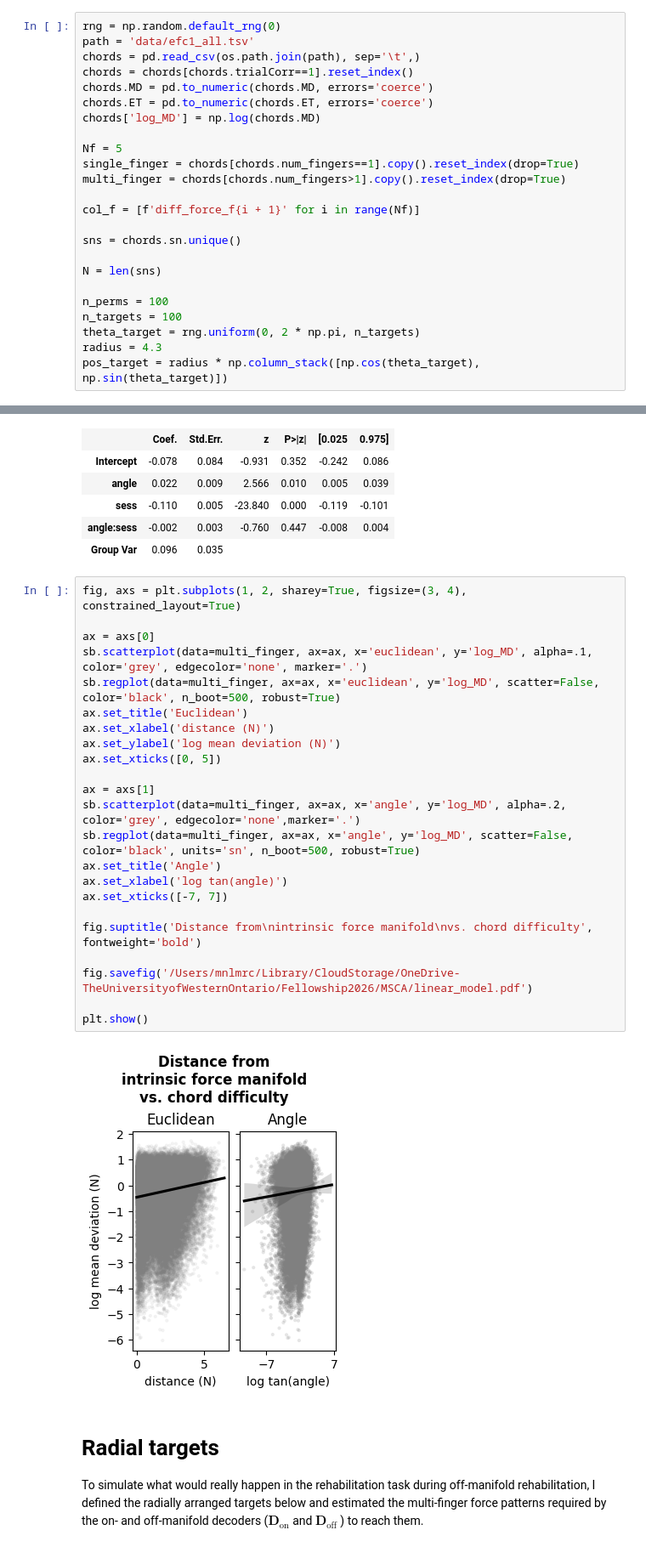
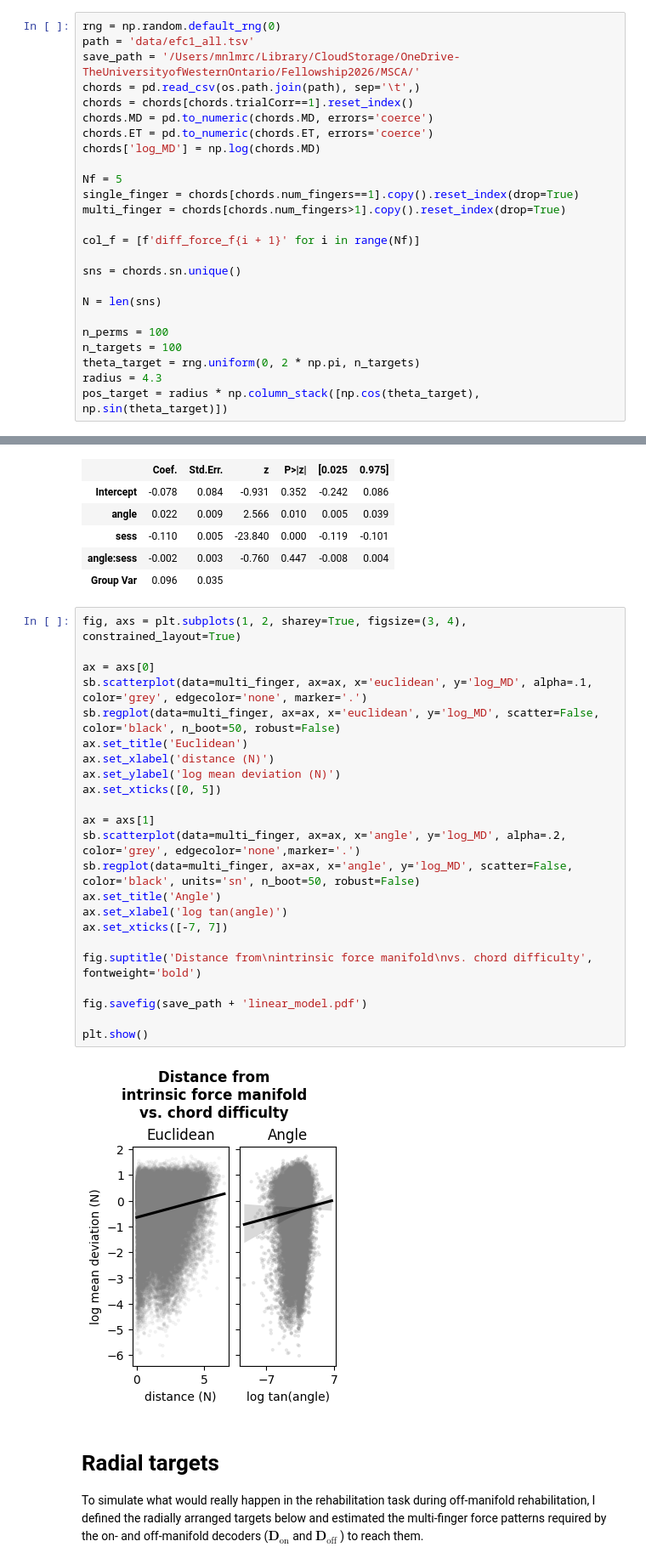
Before and after one commit to mnlmrc/OffManifoldLearning, a Jupyter notebook: notebooks/chords_difficulty_FA.ipynb, the cells around one changed output, grey strips where cells are left out. Shown at 85% size. Cells and saved outputs as stored; diff of their text form.

```diff
--- a/notebooks/chords_difficulty_FA.ipynb
+++ b/notebooks/chords_difficulty_FA.ipynb
@@ -13,6 +13,7 @@ from OffManifoldLearning.factor_analysis import est_dim_crossval, est_intrinsic_
 # %%
 rng = np.random.default_rng(0)
 path = 'data/efc1_all.tsv'
+save_path = '/Users/mnlmrc/Library/CloudStorage/OneDrive-TheUniversityofWesternOntario/Fellowship2026/MSCA/'
 chords = pd.read_csv(os.path.join(path), sep='\t',)
 chords = chords[chords.trialCorr==1].reset_index()
 chords.MD = pd.to_numeric(chords.MD, errors='coerce')
@@ -233,28 +264,28 @@ md_angle.summary()
 # %%
 fig, axs = plt.subplots(1, 2, sharey=True, figsize=(3, 4), constrained_layout=True)
 
 ax = axs[0]
 sb.scatterplot(data=multi_finger, ax=ax, x='euclidean', y='log_MD', alpha=.1, color='grey', edgecolor='none', marker='.')
-sb.regplot(data=multi_finger, ax=ax, x='euclidean', y='log_MD', scatter=False, color='black', n_boot=500, robust=True)
+sb.regplot(data=multi_finger, ax=ax, x='euclidean', y='log_MD', scatter=False, color='black', n_boot=50, robust=False)
 ax.set_title('Euclidean')
 ax.set_xlabel('distance (N)')
 ax.set_ylabel('log mean deviation (N)')
 ax.set_xticks([0, 5])
 
 ax = axs[1]
 sb.scatterplot(data=multi_finger, ax=ax, x='angle', y='log_MD', alpha=.2, color='grey', edgecolor='none',marker='.')
-sb.regplot(data=multi_finger, ax=ax, x='angle', y='log_MD', scatter=False, color='black', units='sn', n_boot=500, robust=True)
+sb.regplot(data=multi_finger, ax=ax, x='angle', y='log_MD', scatter=False, color='black', units='sn', n_boot=50, robust=False)
 ax.set_title('Angle')
 ax.set_xlabel('log tan(angle)')
 ax.set_xticks([-7, 7])
 
 fig.suptitle('Distance from\nintrinsic force manifold\nvs. chord difficulty', fontweight='bold')
 
-fig.savefig('/Users/mnlmrc/Library/CloudStorage/OneDrive-TheUniversityofWesternOntario/Fellowship2026/MSCA/linear_model.pdf')
+fig.savefig(save_path + 'linear_model.pdf')
 
 plt.show()
 # %% [output]
-[figure, old version]
+[figure, new version]
 # %% [markdown]
 # Radial targets
 To simulate what would really happen in the rehabilitation task during off-manifold rehabilitation, I defined the radially arranged targets below and estimated the multi-finger force patterns required by the on- and off-manifold decoders ($
```
Also changed, not shown: parts of 12 cells of this notebook, 4 other files.
